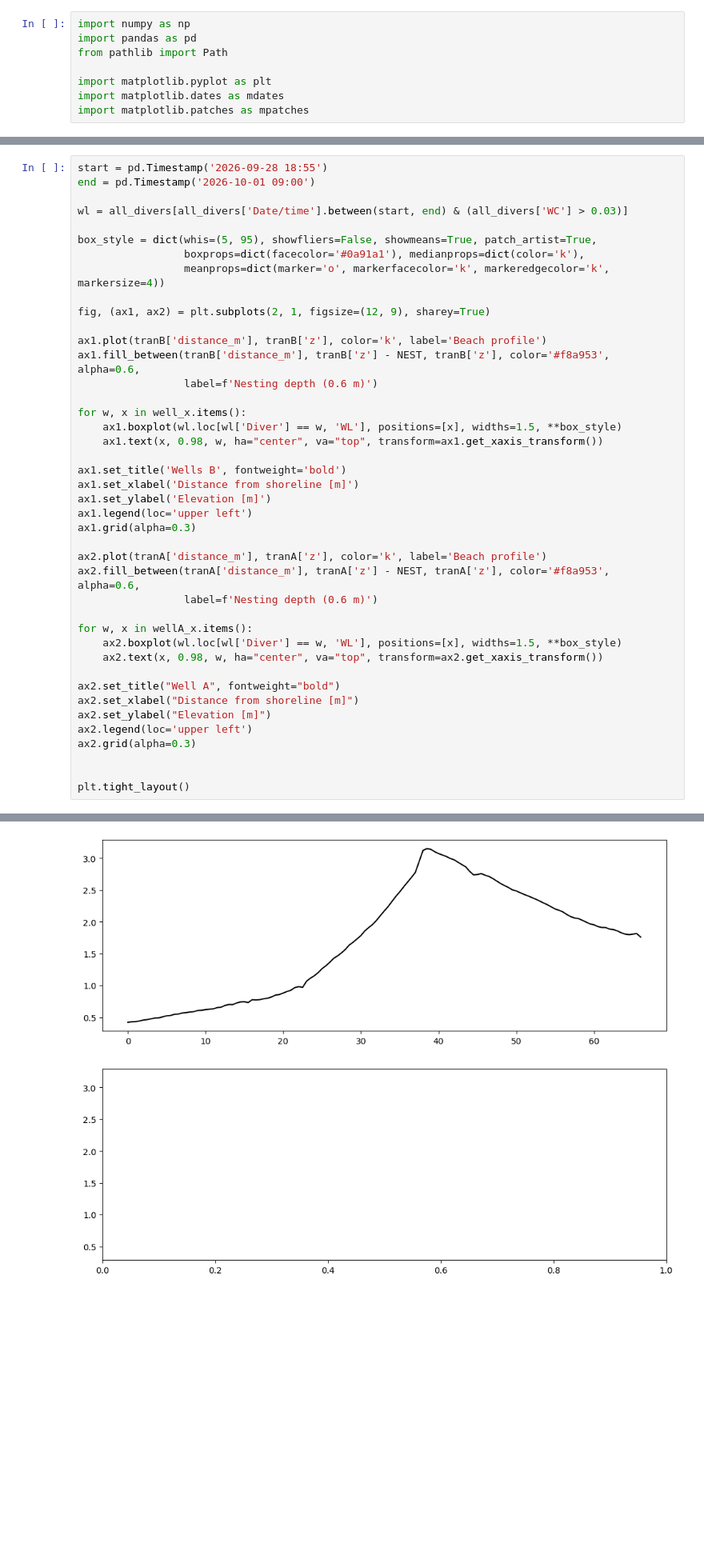
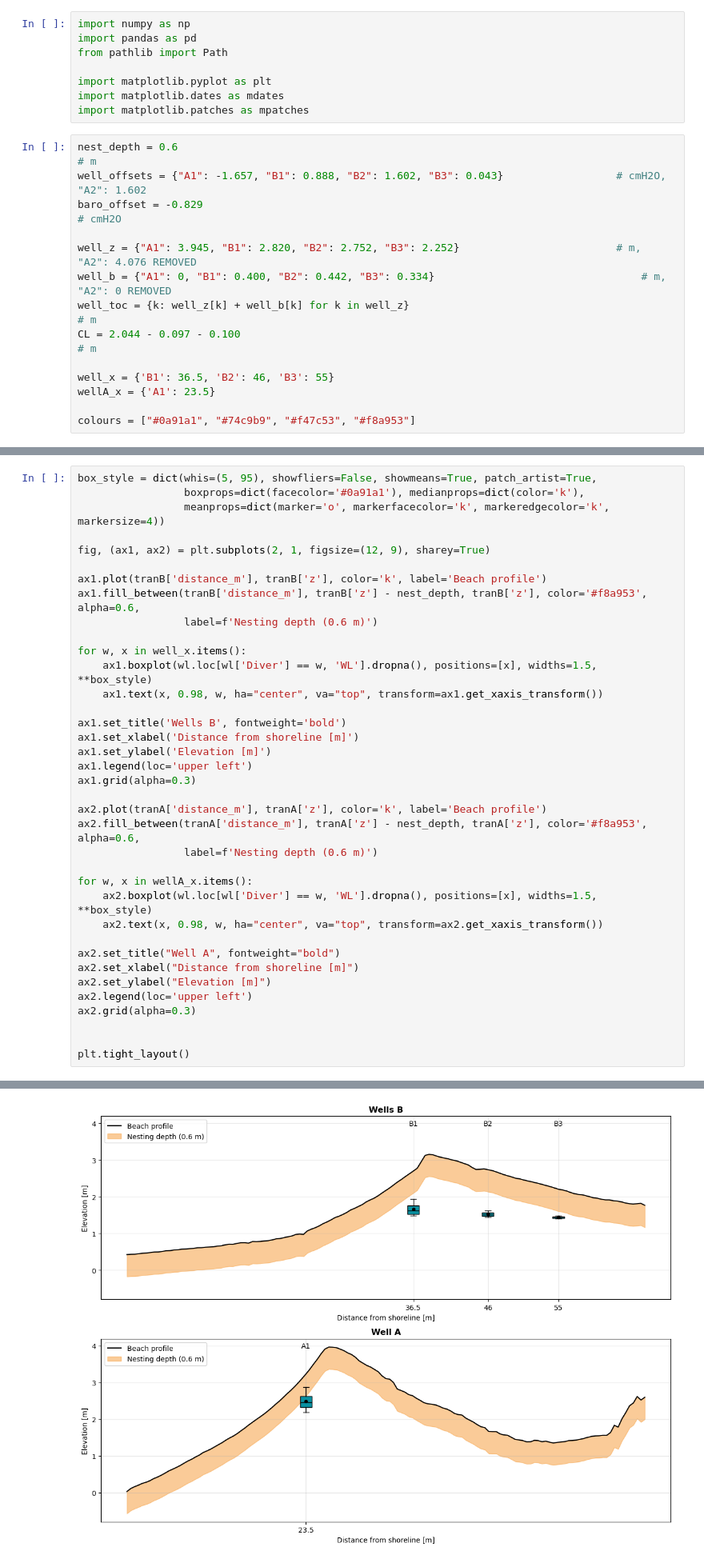
Before and after one commit to mdelemosschaper/quintaplaya, a Jupyter notebook: notebooks/New_waterlevelwells.ipynb, the cells around one changed output, grey strips where cells are left out. Shown at 80% size. Drawn from its saved outputs; the diff is of its cells as text; blank space fills up the shorter version.

```diff
--- a/notebooks/New_waterlevelwells.ipynb
+++ b/notebooks/New_waterlevelwells.ipynb
@@ -6,5 +6,19 @@ from pathlib import Path
 import matplotlib.pyplot as plt
 import matplotlib.dates as mdates
 import matplotlib.patches as mpatches
+# %%
+nest_depth = 0.6                                                                                   # m
+well_offsets = {"A1": -1.657, "B1": 0.888, "B2": 1.602, "B3": 0.043}                  # cmH2O, "A2": 1.602
+baro_offset = -0.829                                                                               # cmH2O
+
+well_z = {"A1": 3.945, "B1": 2.820, "B2": 2.752, "B3": 2.252}                         # m, "A2": 4.076 REMOVED
+well_b = {"A1": 0, "B1": 0.400, "B2": 0.442, "B3": 0.334}                                 # m, "A2": 0 REMOVED
+well_toc = {k: well_z[k] + well_b[k] for k in well_z}                                              # m
+CL = 2.044 - 0.097 - 0.100                                                                         # m
+
+well_x = {'B1': 36.5, 'B2': 46, 'B3': 55}
+wellA_x = {'A1': 23.5}
+
+colours = ["#0a91a1", "#74c9b9", "#f47c53", "#f8a953"]
 # %%
 folder = Path("../data/groundwater/DiverCSV")
@@ -68,9 +103,4 @@ fig.tight_layout()
 # %%
-start = pd.Timestamp('2026-09-28 18:55')
-end = pd.Timestamp('2026-10-01 09:00')
-
-wl = all_divers[all_divers['Date/time'].between(start, end) & (all_divers['WC'] > 0.03)]
-
 box_style = dict(whis=(5, 95), showfliers=False, showmeans=True, patch_artist=True,
                  boxprops=dict(facecolor='#0a91a1'), medianprops=dict(color='k'),
                  meanprops=dict(marker='o', markerfacecolor='k', markeredgecolor='k', markersize=4))
@@ -78,11 +108,11 @@ box_style = dict(whis=(5, 95), showfliers=False, showmeans=True, patch_artist=Tr
 fig, (ax1, ax2) = plt.subplots(2, 1, figsize=(12, 9), sharey=True)
 
 ax1.plot(tranB['distance_m'], tranB['z'], color='k', label='Beach profile')
-ax1.fill_between(tranB['distance_m'], tranB['z'] - NEST, tranB['z'], color='#f8a953', alpha=0.6,
+ax1.fill_between(tranB['distance_m'], tranB['z'] - nest_depth, tranB['z'], color='#f8a953', alpha=0.6,
                  label=f'Nesting depth (0.6 m)')
 
 for w, x in well_x.items():
-    ax1.boxplot(wl.loc[wl['Diver'] == w, 'WL'], positions=[x], widths=1.5, **box_style)
+    ax1.boxplot(wl.loc[wl['Diver'] == w, 'WL'].dropna(), positions=[x], widths=1.5, **box_style)
     ax1.text(x, 0.98, w, ha="center", va="top", transform=ax1.get_xaxis_transform())
 
 ax1.set_title('Wells B', fontweight='bold')
@@ -92,11 +122,11 @@ ax1.legend(loc='upper left')
 ax1.grid(alpha=0.3)
 
 ax2.plot(tranA['distance_m'], tranA['z'], color='k', label='Beach profile')
-ax2.fill_between(tranA['distance_m'], tranA['z'] - NEST, tranA['z'], color='#f8a953', alpha=0.6,
+ax2.fill_between(tranA['distance_m'], tranA['z'] - nest_depth, tranA['z'], color='#f8a953', alpha=0.6,
                  label=f'Nesting depth (0.6 m)')
 
 for w, x in wellA_x.items():
-    ax2.boxplot(wl.loc[wl['Diver'] == w, 'WL'], positions=[x], widths=1.5, **box_style)
+    ax2.boxplot(wl.loc[wl['Diver'] == w, 'WL'].dropna(), positions=[x], widths=1.5, **box_style)
     ax2.text(x, 0.98, w, ha="center", va="top", transform=ax2.get_xaxis_transform())
 
 ax2.set_title("Well A", fontweight="bold")
@@ -112 +141 @@ NameError: name 'NEST' is not defined
-[figure, old version]
+[figure, new version]
```
Also changed, not shown: parts of 3 cells of this notebook.
